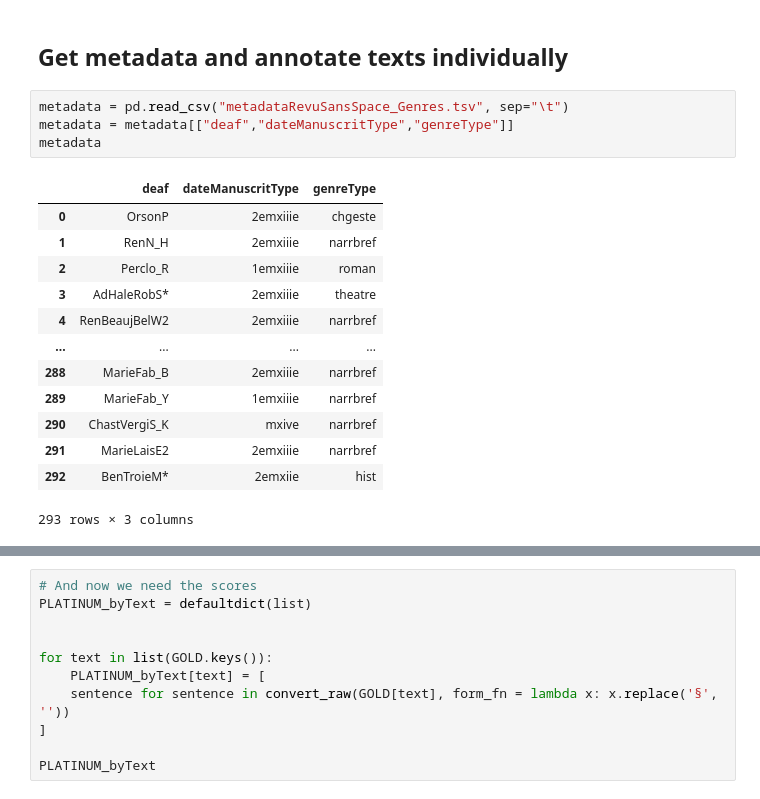
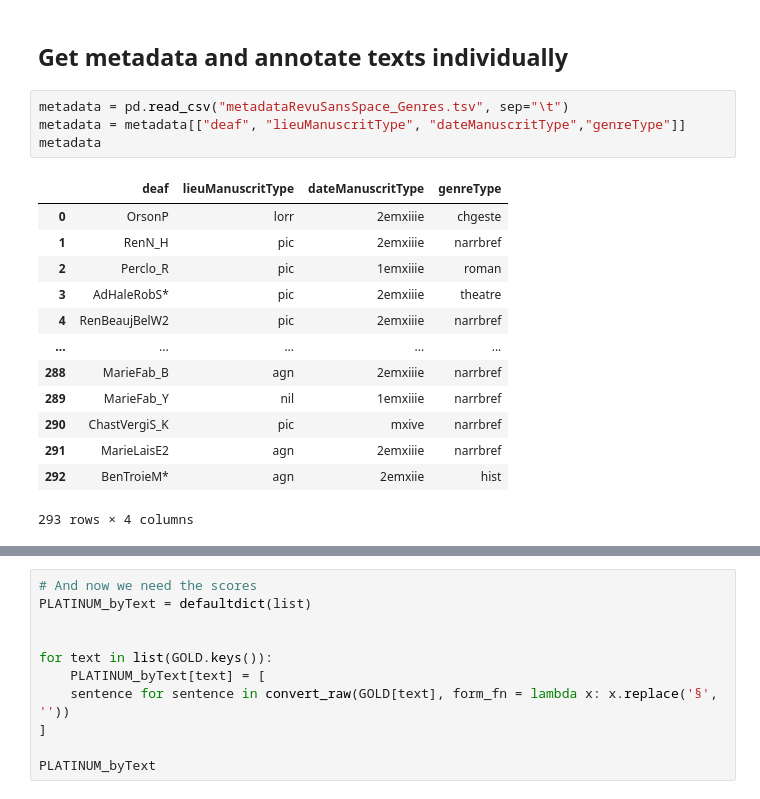
Before and after one commit to LucenceIng/evaluationModeleCILPR, a Jupyter notebook: recupLexemesVThibaultC.ipynb, the cells around one changed output, grey strips where cells are left out. Saved outputs shown, nothing was run; the diff lists cells and outputs as text.

```diff
--- a/recupLexemesVThibaultC.ipynb
+++ b/recupLexemesVThibaultC.ipynb
@@ -473,22 +473,22 @@ ax = sns.heatmap(confMatDf, annot=True, fmt=".0f", cmap = "coolwarm")
 ## Get metadata and annotate texts individually
 # %%
 metadata = pd.read_csv("metadataRevuSansSpace_Genres.tsv", sep="\t")
-metadata = metadata[["deaf","dateManuscritType","genreType"]]
+metadata = metadata[["deaf", "lieuManuscritType", "dateManuscritType","genreType"]]
 metadata
 # %% [output]
-|  | deaf | dateManuscritType | genreType |
-| 0 | OrsonP | 2emxiiie | chgeste |
-| 1 | RenN_H | 2emxiiie | narrbref |
-| 2 | Perclo_R | 1emxiiie | roman |
-| 3 | AdHaleRobS* | 2emxiiie | theatre |
-| 4 | RenBeaujBelW2 | 2emxiiie | narrbref |
-| ... | ... | ... | ... |
-| 288 | MarieFab_B | 2emxiiie | narrbref |
-| 289 | MarieFab_Y | 1emxiiie | narrbref |
-| 290 | ChastVergiS_K | mxive | narrbref |
-| 291 | MarieLaisE2 | 2emxiiie | narrbref |
-| 292 | BenTroieM* | 2emxiie | hist |
+|  | deaf | lieuManuscritType | dateManuscritType | genreType |
+| 0 | OrsonP | lorr | 2emxiiie | chgeste |
+| 1 | RenN_H | pic | 2emxiiie | narrbref |
+| 2 | Perclo_R | pic | 1emxiiie | roman |
+| 3 | AdHaleRobS* | pic | 2emxiiie | theatre |
+| 4 | RenBeaujBelW2 | pic | 2emxiiie | narrbref |
+| ... | ... | ... | ... | ... |
+| 288 | MarieFab_B | agn | 2emxiiie | narrbref |
+| 289 | MarieFab_Y | nil | 1emxiiie | narrbref |
+| 290 | ChastVergiS_K | pic | mxive | narrbref |
+| 291 | MarieLaisE2 | agn | 2emxiiie | narrbref |
+| 292 | BenTroieM* | agn | 2emxiie | hist |
-293 rows × 3 columns
+293 rows × 4 columns
 # %%
 ScoresWithMetad = defaultdict(list)
 
```
Also changed, not shown: parts of 4 cells of this notebook.
